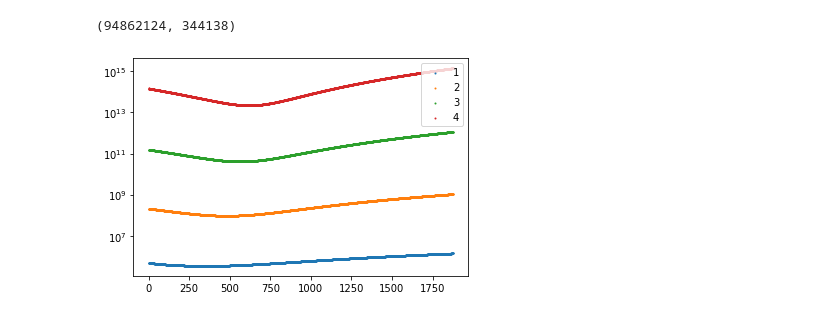
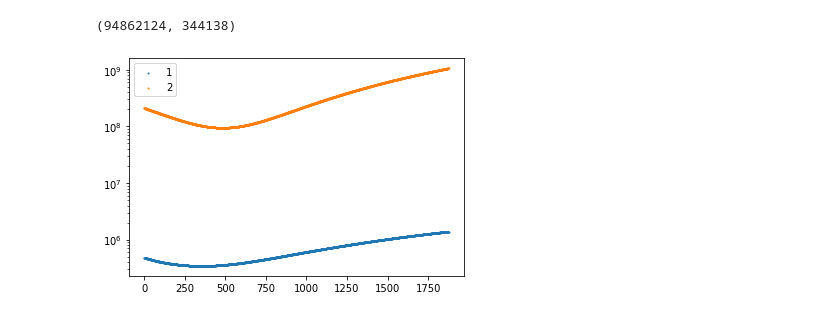
Before and after one commit to asishm/aoc-2021, a Jupyter notebook: solutions/day_07.ipynb, the cells around one changed output. Drawn from its saved outputs; the diff is of its cells as text; code cells hidden in the pictures.

```diff
--- a/solutions/day_07.ipynb
+++ b/solutions/day_07.ipynb
@@ -91,7 +99,7 @@ Line #      Hits         Time  Per Hit   % Time  Line Contents
 # %%timeit
 
 n = np.arange(positions[0], positions[-1] + 1)
-x = np.zeros((1000, positions[-1] + 1 - positions[0]), dtype=int)
+x = np.zeros((len(positions), positions[-1] + 1 - positions[0]), dtype=int)
 z = np.abs(x + n - positions.reshape(-1,1))
 (z * (z + 1)).sum(axis=0).min() // 2, z.sum(axis=0).min()
 # %% [output]
@@ -99,10 +107,10 @@ z = np.abs(x + n - positions.reshape(-1,1))
 # %%
 plt.scatter(n, z.sum(axis=0), s=1, label='1')
 plt.scatter(n, (z * (z + 1) // 2).sum(axis=0), s=1, label='2')
-plt.scatter(n, (z * (z + 1) * (2 * z + 1) // 6).sum(axis=0), s=1, label='3')
-plt.scatter(n, ((z * (z + 1) // 2) ** 2).sum(axis=0), s=1, label='4')
+# plt.scatter(n, (z * (z + 1) * (2 * z + 1) // 6).sum(axis=0), s=1, label='3')
+# plt.scatter(n, ((z * (z + 1) // 2) ** 2).sum(axis=0), s=1, label='4')
 plt.yscale('log')
 plt.legend()
 plt.show()
 # %% [output]
-[figure, old version]
+[figure, new version]
```
Also changed, not shown: parts of 7 cells of this notebook.
